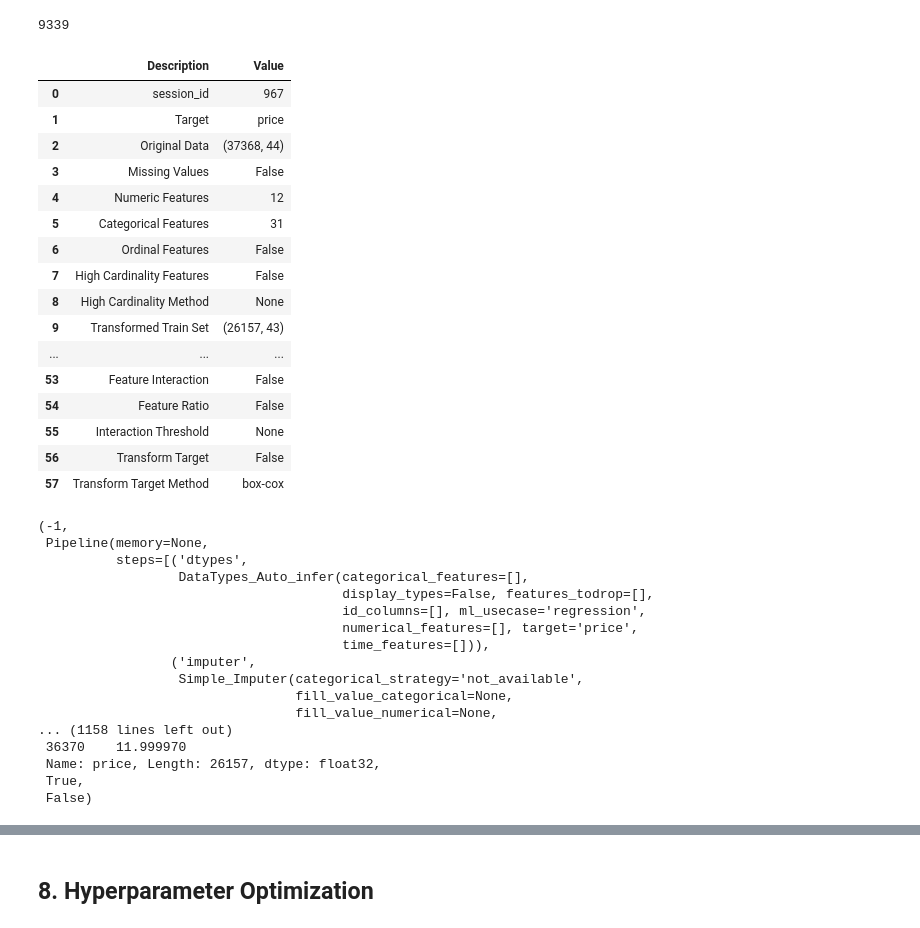
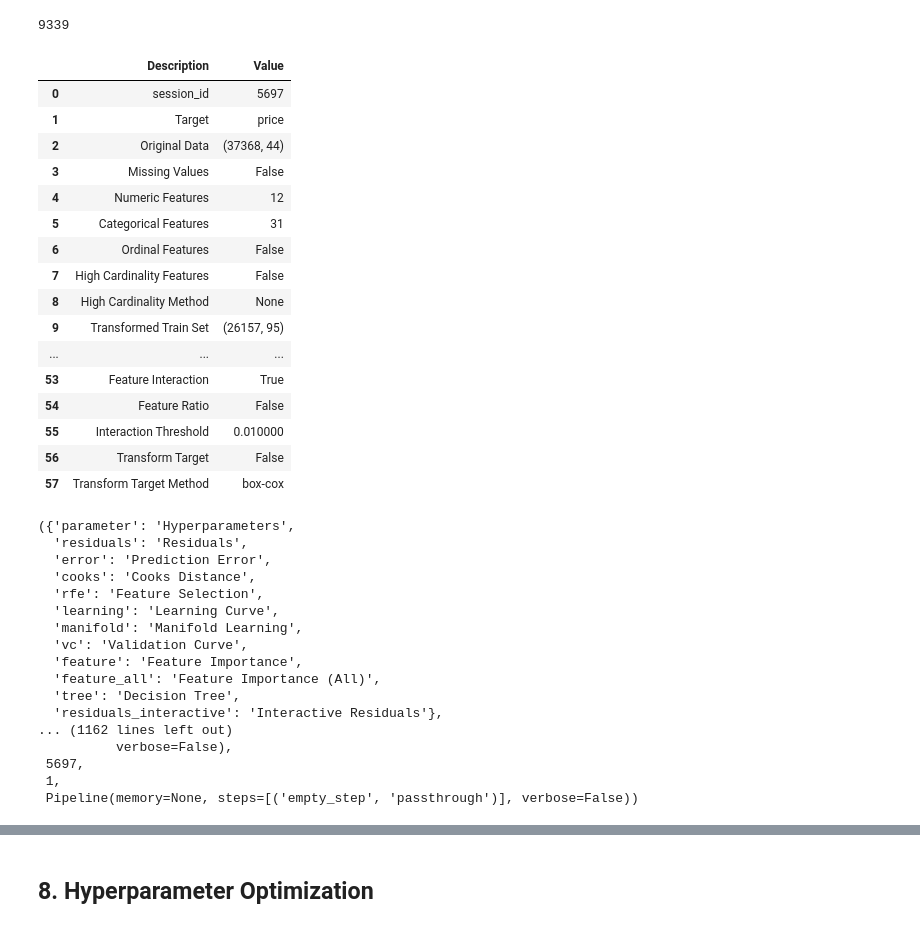
Before and after one commit to Abdellah-Laassairi/real-estate-price-prediction, a Jupyter notebook: notebook.ipynb, the cells around one changed output, grey strips where cells are left out. Cells and saved outputs as stored; diff of their text form; code cells hidden in the pictures.

```diff
--- a/notebook.ipynb
+++ b/notebook.ipynb
@@ -406,10 +406,10 @@ data_6.to_pickle("data.pkl")
 from pycaret.regression import compare_models, setup
 import pycaret
 # %%
-setup(feature_interaction=False,polynomial_features=False,use_gpu = True, silent = True, data = data_6, target="price")
+setup(feature_interaction=True,polynomial_features=True,use_gpu = True, silent = True, data = data_6, target="price")
 # %% [output]
 |  | Description | Value |
-| 0 | session_id | 967 |
+| 0 | session_id | 5697 |
 | 1 | Target | price |
 | 2 | Original Data | (37368, 44) |
 | 3 | Missing Values | False |
@@ -418,30 +418,30 @@ setup(feature_interaction=False,polynomial_features=False,use_gpu = True, silent
 | 6 | Ordinal Features | False |
 | 7 | High Cardinality Features | False |
 | 8 | High Cardinality Method | None |
-| 9 | Transformed Train Set | (26157, 43) |
+| 9 | Transformed Train Set | (26157, 95) |
 | ... | ... | ... |
-| 53 | Feature Interaction | False |
+| 53 | Feature Interaction | True |
 | 54 | Feature Ratio | False |
-| 55 | Interaction Threshold | None |
+| 55 | Interaction Threshold | 0.010000 |
 | 56 | Transform Target | False |
 | 57 | Transform Target Method | box-cox |
-(-1,
- Pipeline(memory=None,
-          steps=[('dtypes',
-                  DataTypes_Auto_infer(categorical_features=[],
-                                       display_types=False, features_todrop=[],
-                                       id_columns=[], ml_usecase='regression',
-                                       numerical_features=[], target='price',
-                                       time_features=[])),
-                 ('imputer',
-                  Simple_Imputer(categorical_strategy='not_available',
-                                 fill_value_categorical=None,
-                                 fill_value_numerical=None,
-... (1158 lines left out)
- 36370    11.999970
- Name: price, Length: 26157, dtype: float32,
- True,
- False)
+({'parameter': 'Hyperparameters',
+  'residuals': 'Residuals',
+  'error': 'Prediction Error',
+  'cooks': 'Cooks Distance',
+  'rfe': 'Feature Selection',
+  'learning': 'Learning Curve',
+  'manifold': 'Manifold Learning',
+  'vc': 'Validation Curve',
+  'feature': 'Feature Importance',
+  'feature_all': 'Feature Importance (All)',
+  'tree': 'Decision Tree',
+  'residuals_interactive': 'Interactive Residuals'},
+... (1162 lines left out)
+          verbose=False),
+ 5697,
+ 1,
+ Pipeline(memory=None, steps=[('empty_step', 'passthrough')], verbose=False))
 # %%
 compare_models()
 # %% [output]
```
Also changed, not shown: parts of 16 cells of this notebook.
